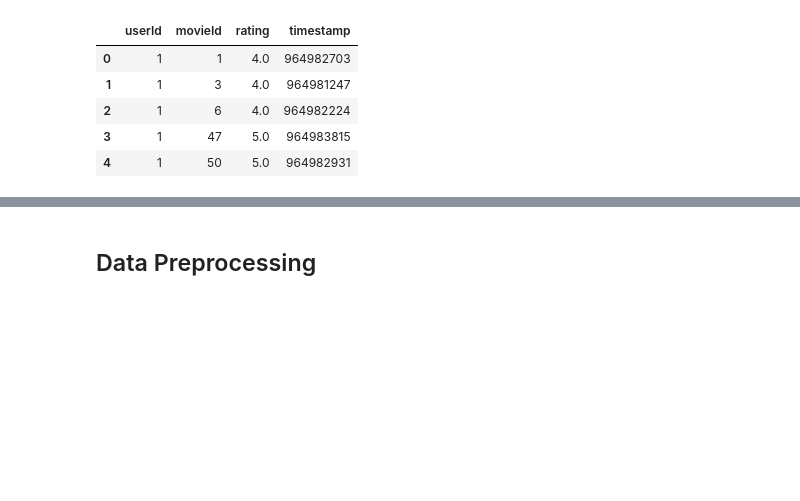
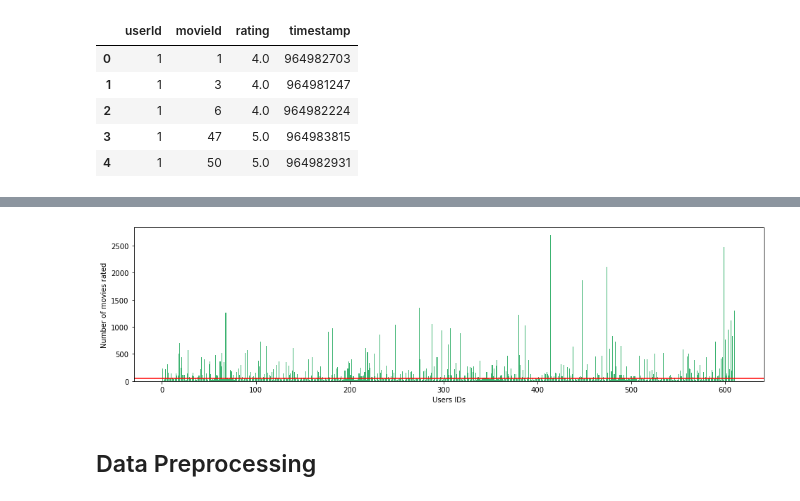
Before and after one commit to a7medayman6/Movie-Based-Collaborative-Filtering-Approach, a Jupyter notebook: Notebooks/Movie-Based-Collaborative-Filtering.ipynb, the cells around one changed output, grey strips where cells are left out. Saved outputs shown, nothing was run; the diff lists cells and outputs as text; code cells hidden in the pictures; blank space fills up the shorter version.

```diff
--- a/Notebooks/Movie-Based-Collaborative-Filtering.ipynb
+++ b/Notebooks/Movie-Based-Collaborative-Filtering.ipynb
@@ -67,3 +115,12 @@ ratings_df.head()
+# %%
+f,ax = plt.subplots(1,1,figsize=(16,4))
+plt.bar(movies_rated.index, movies_rated,color='mediumseagreen')
+plt.axhline(y=50, color='red')
+plt.xlabel('Users IDs')
+plt.ylabel('Number of movies rated')
+plt.show()
+# %% [output]
+[figure, added]
 # %% [markdown]
 ## Data Preprocessing
 # %%
```
Also changed, not shown: parts of 35 cells of this notebook, 4 other files.
